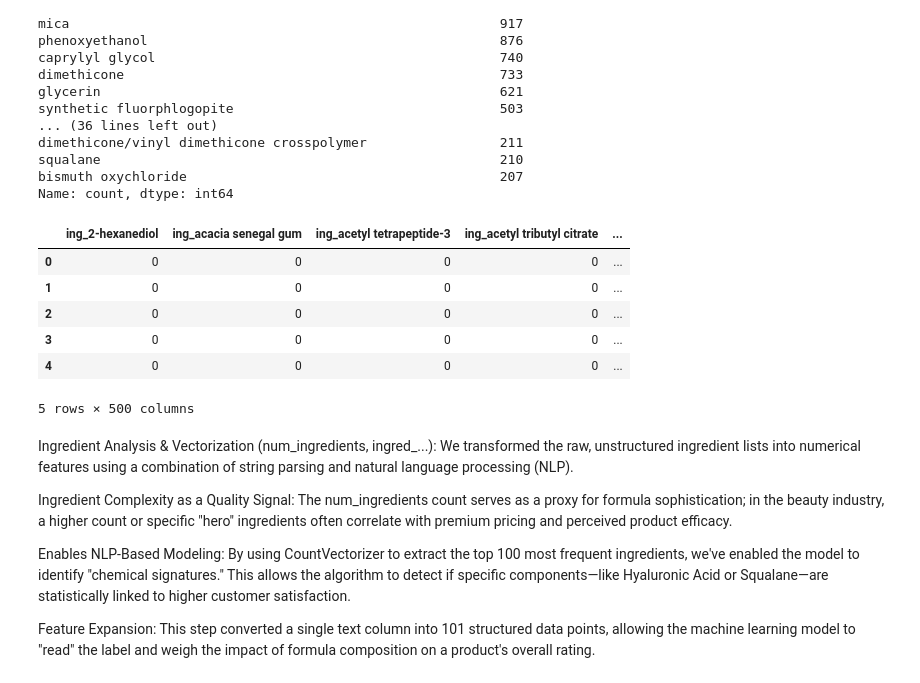
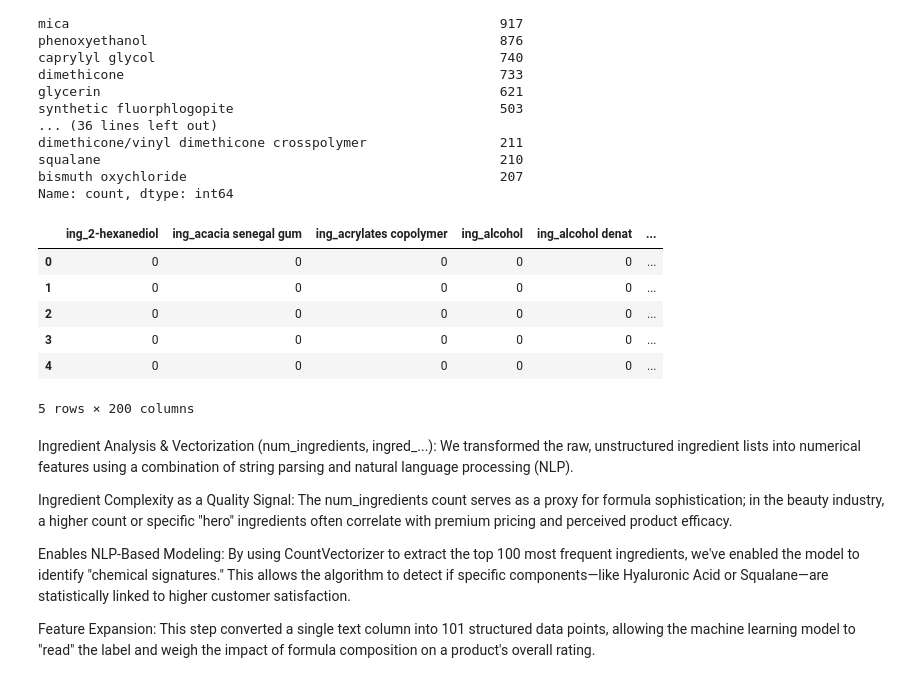
Before and after one commit to xuany823/ads508-FinalProject-Team1, a Jupyter notebook: Data Transformation and Engineering.ipynb, the cells around one changed output. Drawn from its saved outputs; the diff is of its cells as text; code cells hidden in the pictures.

```diff
--- a/Data Transformation and Engineering.ipynb
+++ b/Data Transformation and Engineering.ipynb
@@ -583,41 +586,41 @@ Name: count, dtype: int64
 # %%
 # Vectorize
 ingredients_clean_per_product = (
     ingredients_long.groupby('product_idx')['ingredient_clean']
     .apply(lambda x: ','.join(x))
 )
 
 df_products['ingredients_clean'] = (
     ingredients_clean_per_product
     .reindex(df_products.index)
     .fillna('')
 )
 
 vectorizer = TfidfVectorizer(
     token_pattern=r'[^,]+',   # each comma-separated ingredient stays as one token
-    max_features=500,
-    min_df=5,
+    max_features=200,
+    min_df=5 or 10,
     max_df=0.8
 )
 
 X_ingredients = vectorizer.fit_transform(df_products['ingredients_clean'])
 feature_names = vectorizer.get_feature_names_out()
 
 ingredients_tfidf_df = pd.DataFrame.sparse.from_spmatrix(
     X_ingredients,
     columns=[f"ing_{col}" for col in feature_names],
     index=df_products.index
 )
 
 ingredients_tfidf_df.head()
 # %% [output]
-|  | ing_2-hexanediol | ing_acacia senegal gum | ing_acetyl tetrapeptide-3 | ing_acetyl tributyl citrate | ... |
-| 0 | 0 | 0 | 0 | 0 | ... |
-| 1 | 0 | 0 | 0 | 0 | ... |
-| 2 | 0 | 0 | 0 | 0 | ... |
-| 3 | 0 | 0 | 0 | 0 | ... |
-| 4 | 0 | 0 | 0 | 0 | ... |
+|  | ing_2-hexanediol | ing_acacia senegal gum | ing_acrylates copolymer | ing_alcohol | ing_alcohol denat | ... |
+| 0 | 0 | 0 | 0 | 0 | 0 | ... |
+| 1 | 0 | 0 | 0 | 0 | 0 | ... |
+| 2 | 0 | 0 | 0 | 0 | 0 | ... |
+| 3 | 0 | 0 | 0 | 0 | 0 | ... |
+| 4 | 0 | 0 | 0 | 0 | 0 | ... |
-5 rows × 500 columns
+5 rows × 200 columns
 # %% [markdown]
 Ingredient Analysis & Vectorization (num_ingredients, ingred_...): We transformed the raw, unstructured ingredient lists into numerical features using a combination of string parsing and natural language processing (NLP).
 
```
Also changed, not shown: parts of 9 cells of this notebook.
